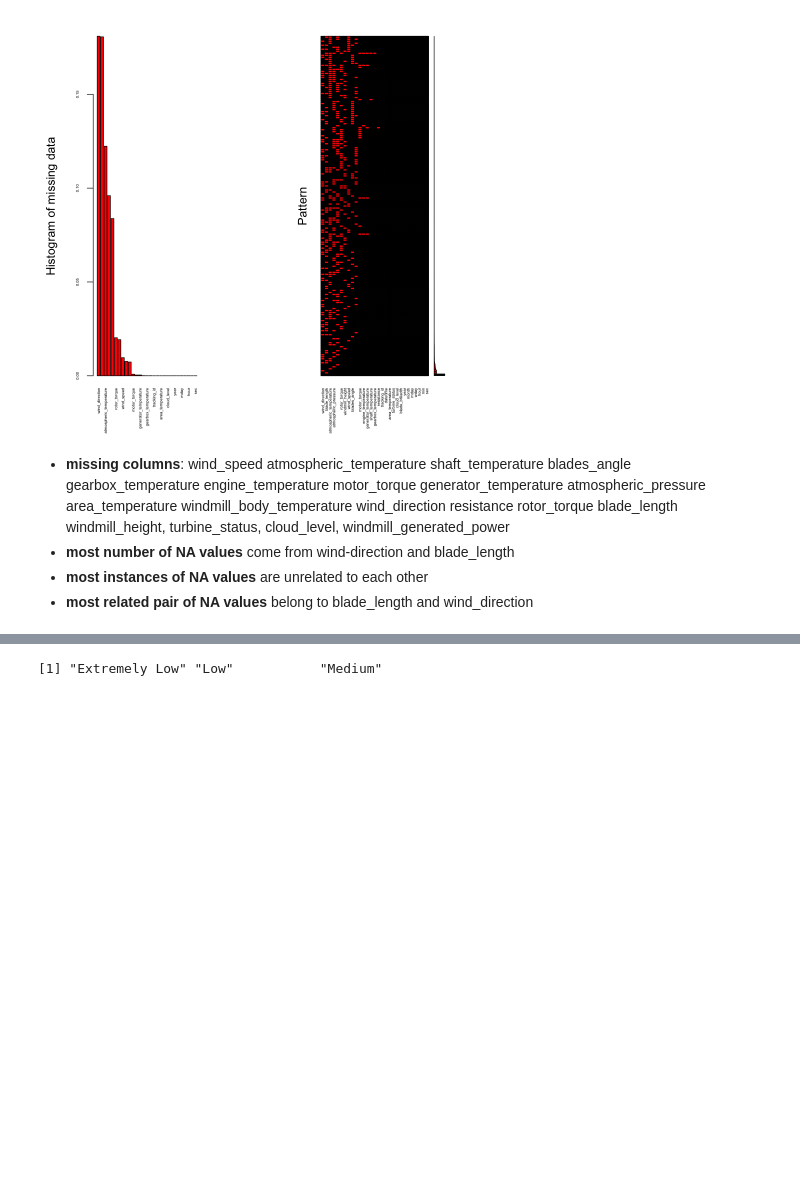
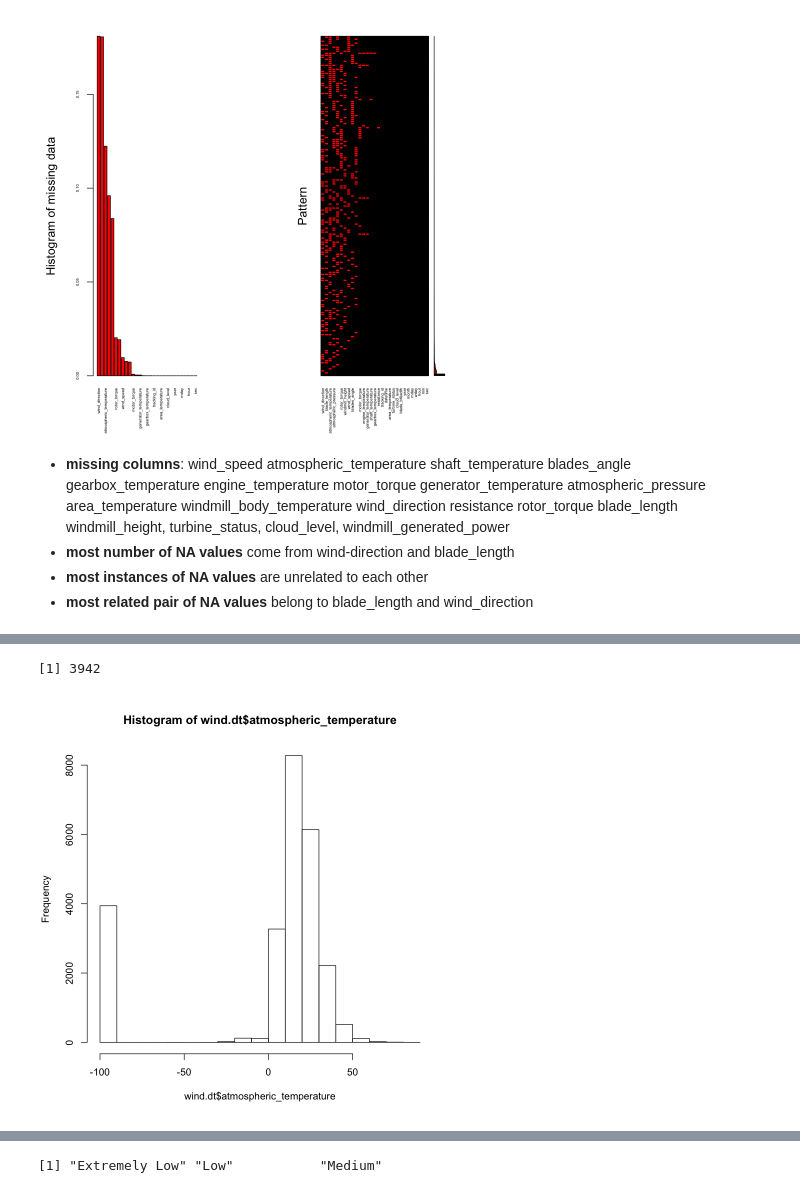
Before and after one commit to leakin185/windmill_power_generation_prediction, a Jupyter notebook: 1. Data Cleaning & Exploration.ipynb, the cells around one changed output, grey strips where cells are left out. Saved outputs shown, nothing was run; the diff lists cells and outputs as text; code cells hidden in the pictures; blank space fills up the shorter version.

```diff
--- a/1. Data Cleaning & Exploration.ipynb
+++ b/1. Data Cleaning & Exploration.ipynb
@@ -193,0 +220,7 @@ wind.dt[,datetime:=NULL]
+# %%
+hist(wind.dt$atmospheric_temperature)
+nrow(wind.dt[wind.dt$atmospheric_temperature == -99]) # number of rows of data with -99 atmospheric temperature
+wind.dt$atmospheric_temperature <- replace(wind.dt$atmospheric_temperature, which(wind.dt$atmospheric_temperature == -99), NA)
+# %% [output]
+[1] 3942
+[figure, added]
```
Also changed, not shown: parts of 19 cells of this notebook, 2 other files.
